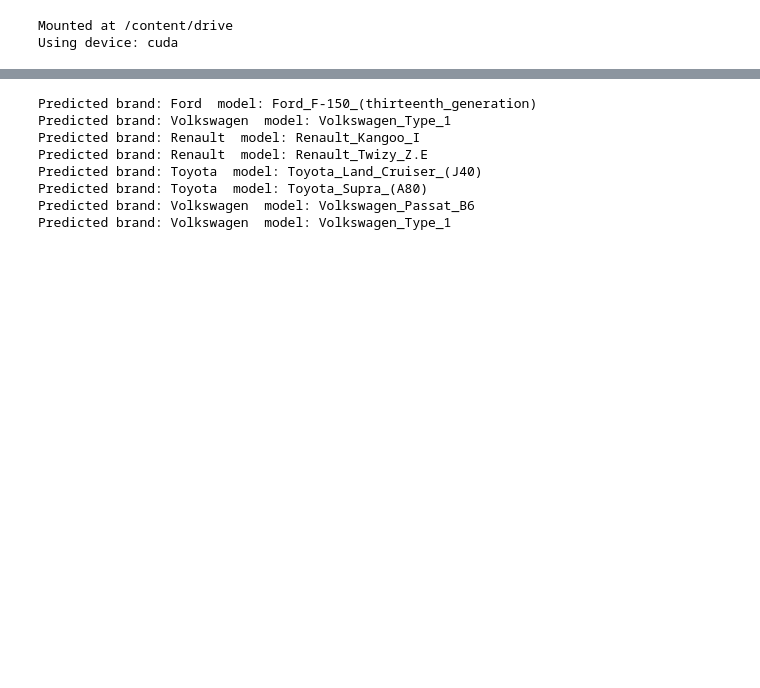
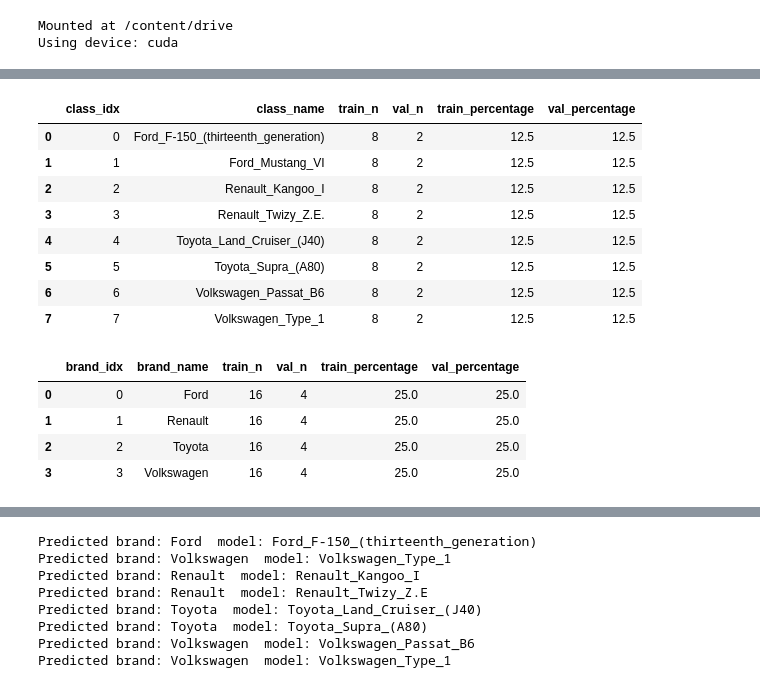
Before and after one commit to yhasansenyurt/DL_Project_BrandModelDetection, a Jupyter notebook: DL_Project_BrandModelDetection.ipynb, the cells around one changed output, grey strips where cells are left out. Cells and saved outputs as stored; diff of their text form; code cells hidden in the pictures; blank space fills up the shorter version.

```diff
--- a/DL_Project_BrandModelDetection.ipynb
+++ b/DL_Project_BrandModelDetection.ipynb
@@ -191,3 +242,63 @@ Train size: 1161 Val size: 291
+# %%
+all_labels = [full_dataset[i][1] for i in indices]
+
+train_labels = [all_labels[i] for i in train_idx]
+val_labels   = [all_labels[i] for i in val_idx]
+
+train_counts = Counter(train_labels)
+val_counts   = Counter(val_labels)
+
+df_split = pd.DataFrame([
+    {
+        "class_idx": c,
+        "class_name": full_dataset.classes[c],
+        "train_n": train_counts.get(c, 0),
+        "val_n": val_counts.get(c, 0),
+    }
+    for c in range(len(full_dataset.classes))
+])
+
+df_split["train_percentage"] = (df_split["train_n"] / len(train_idx) * 100).round(2)
+df_split["val_percentage"]   = (df_split["val_n"]   / len(val_idx)   * 100).round(2)
+
+display(df_split.sort_values("train_n", ascending=False).reset_index(drop=True))
+
+
+train_brand = [brand_id_for_class[c] for c in train_labels]
+val_brand   = [brand_id_for_class[c] for c in val_labels]
+
+train_brand_counts = Counter(train_brand)
+val_brand_counts   = Counter(val_brand)
+
+df_brand = pd.DataFrame([
+    {
+        "brand_idx": b,
+        "brand_name": brand_names[b],
+        "train_n": train_brand_counts.get(b, 0),
+        "val_n": val_brand_counts.get(b, 0),
+    }
+    for b in range(len(brand_names))
+])
+
+df_brand["train_percentage"] = (df_brand["train_n"] / len(train_idx) * 100).round(2)
+df_brand["val_percentage"]   = (df_brand["val_n"]   / len(val_idx)   * 100).round(2)
+
+display(df_brand.sort_values("train_n", ascending=False).reset_index(drop=True))
+# %% [output]
+|  | class_idx | class_name | train_n | val_n | train_percentage | val_percentage |
+| 0 | 0 | Ford_F-150_(thirteenth_generation) | 8 | 2 | 12.5 | 12.5 |
+| 1 | 1 | Ford_Mustang_VI | 8 | 2 | 12.5 | 12.5 |
+| 2 | 2 | Renault_Kangoo_I | 8 | 2 | 12.5 | 12.5 |
+| 3 | 3 | Renault_Twizy_Z.E. | 8 | 2 | 12.5 | 12.5 |
+| 4 | 4 | Toyota_Land_Cruiser_(J40) | 8 | 2 | 12.5 | 12.5 |
+| 5 | 5 | Toyota_Supra_(A80) | 8 | 2 | 12.5 | 12.5 |
+| 6 | 6 | Volkswagen_Passat_B6 | 8 | 2 | 12.5 | 12.5 |
+| 7 | 7 | Volkswagen_Type_1 | 8 | 2 | 12.5 | 12.5 |
+|  | brand_idx | brand_name | train_n | val_n | train_percentage | val_percentage |
+| 0 | 0 | Ford | 16 | 4 | 25.0 | 25.0 |
+| 1 | 1 | Renault | 16 | 4 | 25.0 | 25.0 |
+| 2 | 2 | Toyota | 16 | 4 | 25.0 | 25.0 |
+| 3 | 3 | Volkswagen | 16 | 4 | 25.0 | 25.0 |
 # %%
 BATCH_SIZE = 32
 
```
Also changed, not shown: parts of 14 cells of this notebook.
